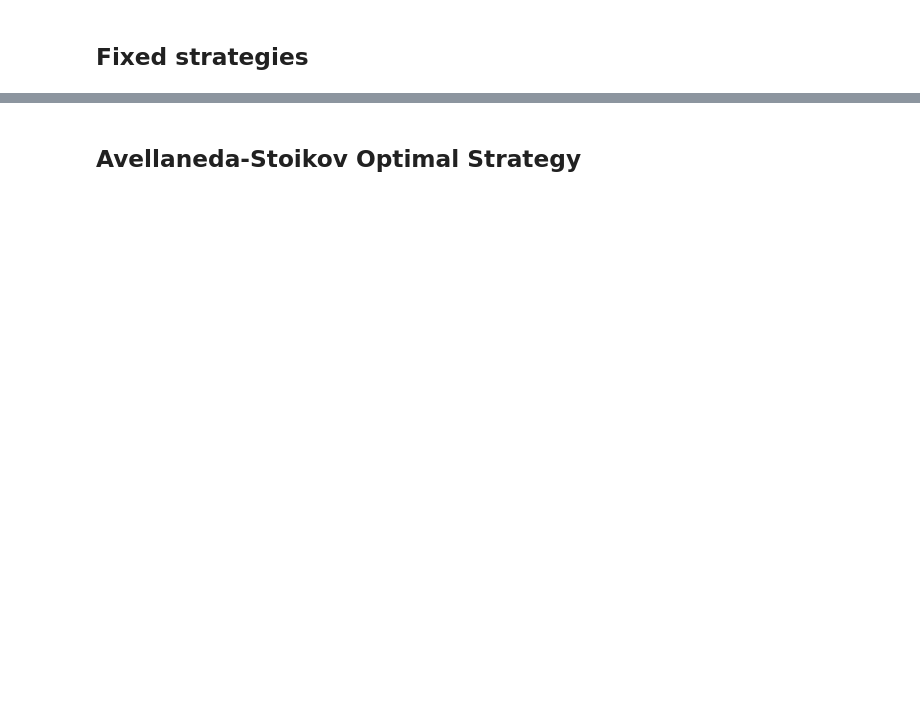
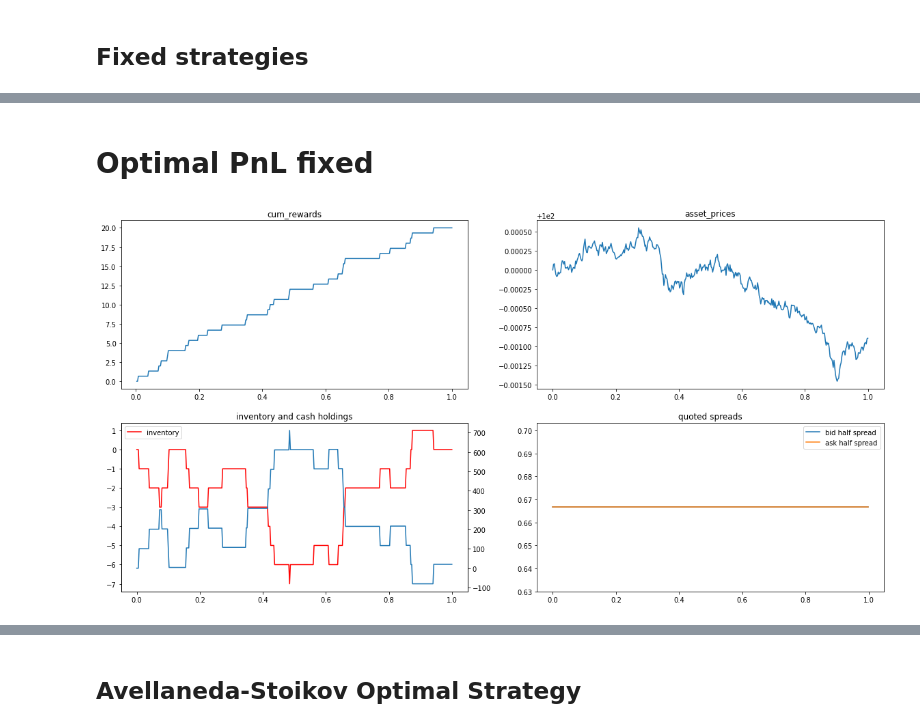
Before and after one commit to JJJerome/mbt_gym, a Jupyter notebook: Avellaneda-Stoikov.ipynb, the cells around one changed output, grey strips where cells are left out. Cells and saved outputs as stored; diff of their text form; code cells hidden in the pictures; blank space fills up the shorter version.

```diff
--- a/Avellaneda-Stoikov.ipynb
+++ b/Avellaneda-Stoikov.ipynb
@@ -78,0 +83,2 @@ plt.show()
+# %% [markdown]
+# Optimal PnL fixed
@@ -78,0 +104,5 @@ plt.show()
+# %%
+agent = FixedActionAgent(np.array([1/1.5,1/1.5]))
+plot_trajectory(as_env,agent)
+# %% [output]
+[figure, added]
```
Also changed, not shown: parts of 32 cells of this notebook, 4 other files.
